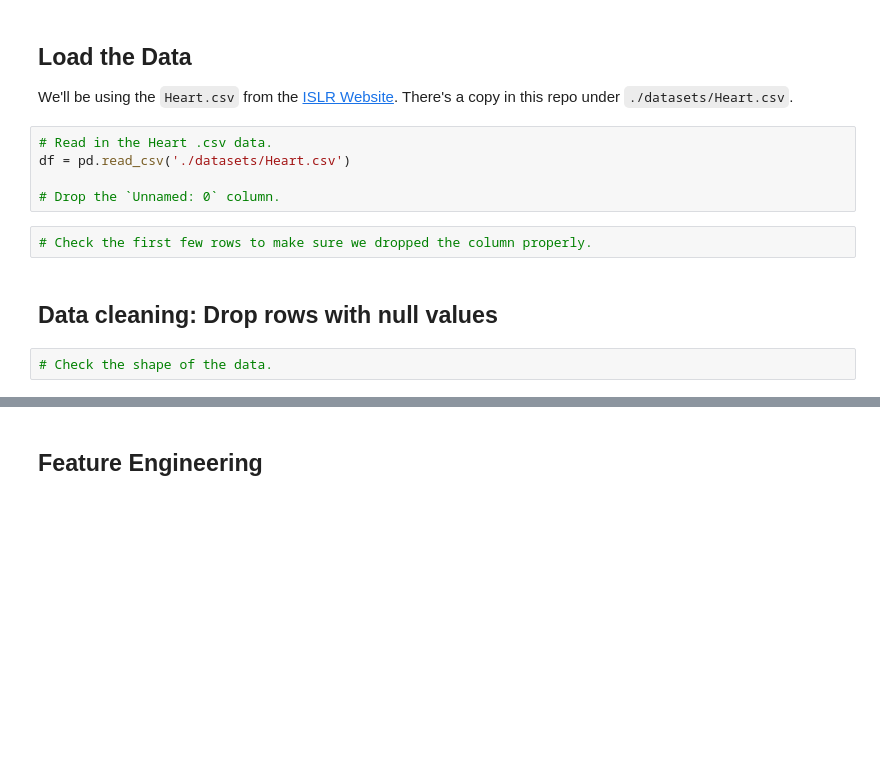
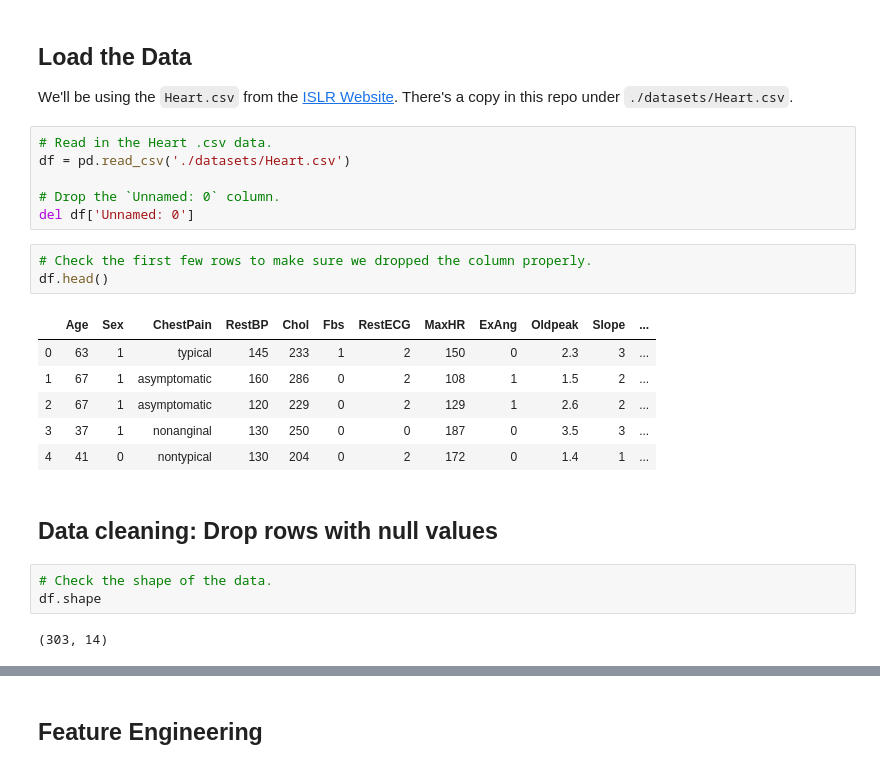
Before and after one commit to persocom01/GA-lessons, a Jupyter notebook: 6.02-lesson-bagging/starter-code.ipynb, the cells around one changed output, grey strips where cells are left out. Drawn from its saved outputs; the diff is of its cells as text; blank space fills up the shorter version.

```diff
--- a/6.02-lesson-bagging/starter-code.ipynb
+++ b/6.02-lesson-bagging/starter-code.ipynb
@@ -29,11 +29,23 @@ We'll be using the `Heart.csv` from the [ISLR Website](https://www-bcf.usc.edu/~
 df = pd.read_csv('./datasets/Heart.csv')
 
 # Drop the `Unnamed: 0` column.
+del df['Unnamed: 0']
 # %%
 # Check the first few rows to make sure we dropped the column properly.
+df.head()
+# %% [output]
+|  | Age | Sex | ChestPain | RestBP | Chol | Fbs | RestECG | MaxHR | ExAng | Oldpeak | Slope | ... |
+| 0 | 63 | 1 | typical | 145 | 233 | 1 | 2 | 150 | 0 | 2.3 | 3 | ... |
+| 1 | 67 | 1 | asymptomatic | 160 | 286 | 0 | 2 | 108 | 1 | 1.5 | 2 | ... |
+| 2 | 67 | 1 | asymptomatic | 120 | 229 | 0 | 2 | 129 | 1 | 2.6 | 2 | ... |
+| 3 | 37 | 1 | nonanginal | 130 | 250 | 0 | 0 | 187 | 0 | 3.5 | 3 | ... |
+| 4 | 41 | 0 | nontypical | 130 | 204 | 0 | 2 | 172 | 0 | 1.4 | 1 | ... |
 # %% [markdown]
 ## Data cleaning: Drop rows with null values
 # %%
 # Check the shape of the data.
+df.shape
+# %% [output]
+(303, 14)
 # %%
 # How much missing data do we have?
```
Also changed, not shown: parts of 20 cells of this notebook, 9 other files.
